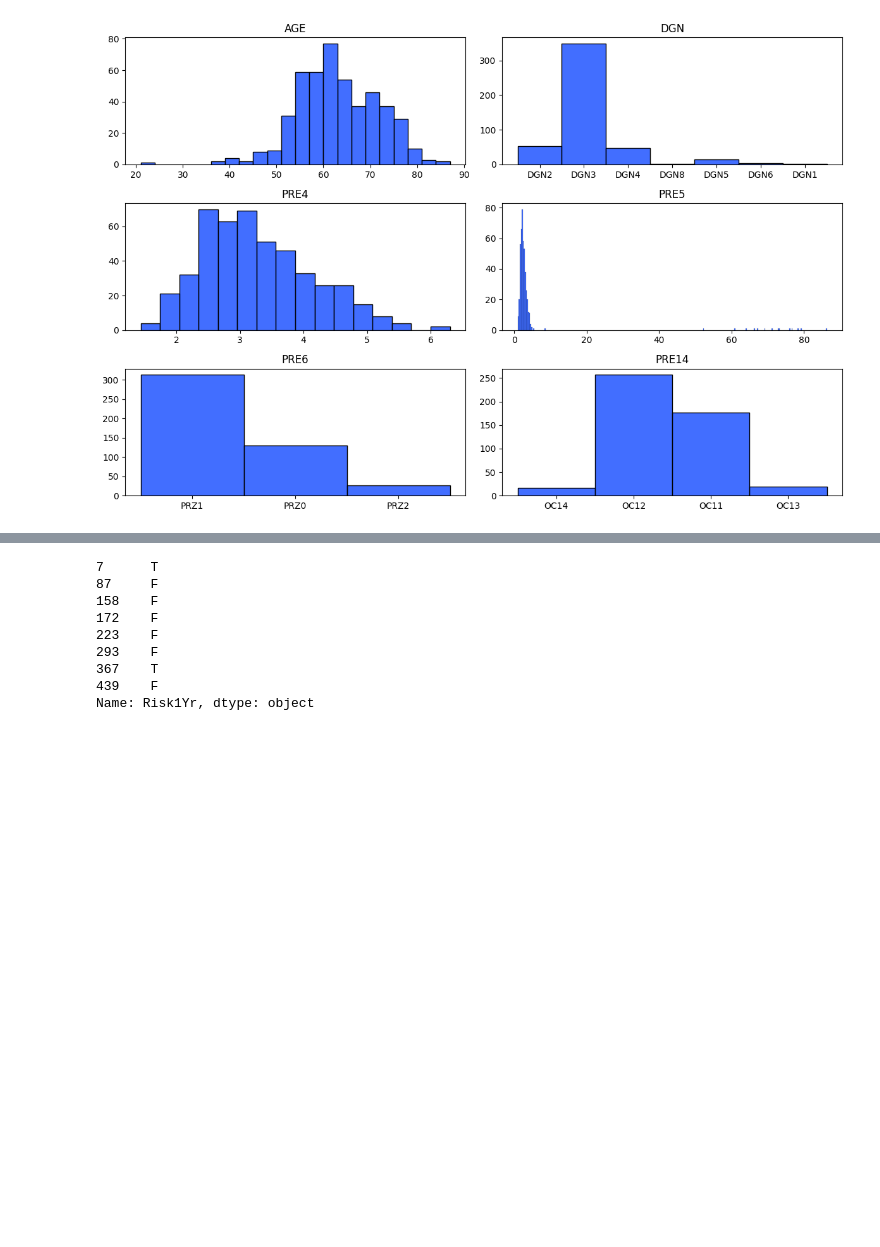
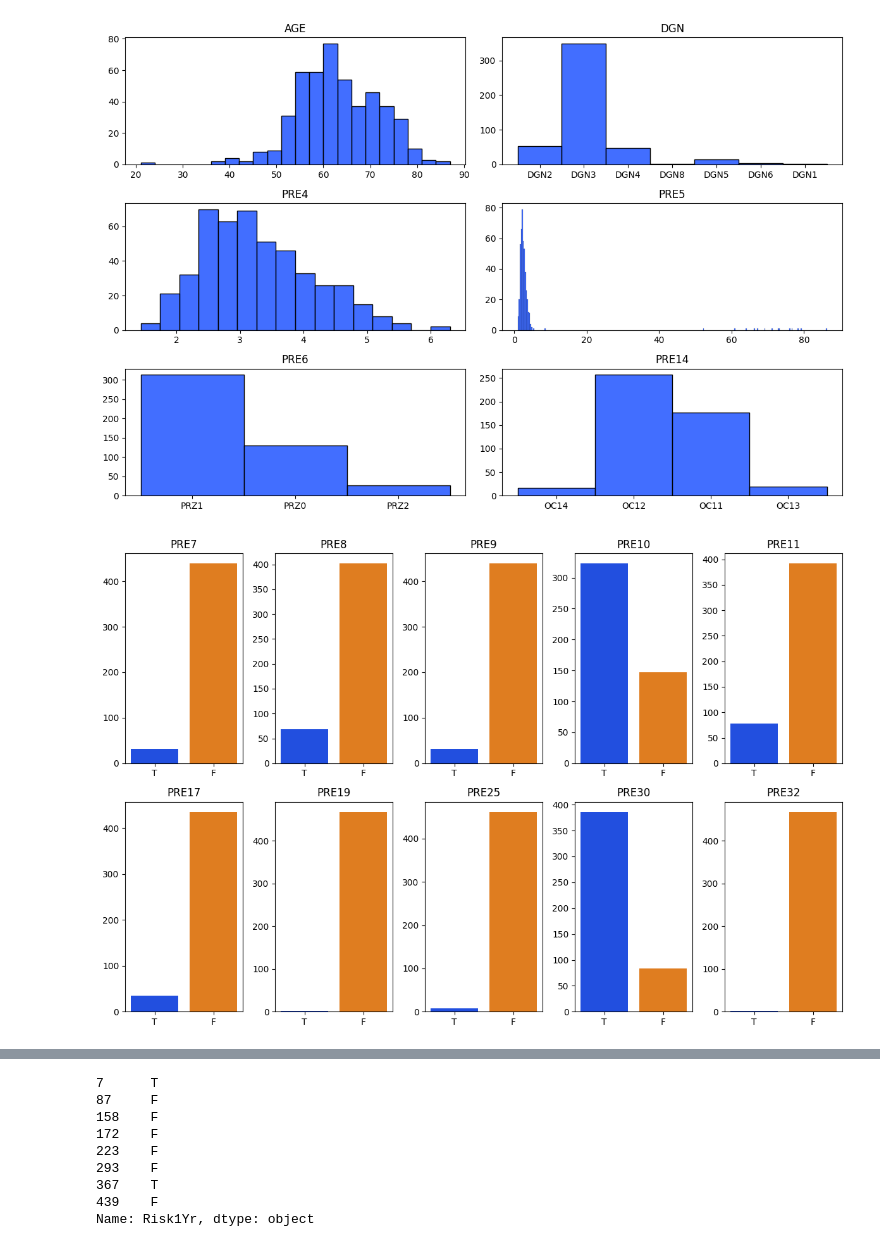
Before and after one commit to milicaj00/ML-P1-Classification, a Jupyter notebook: proba.ipynb, the cells around one changed output, grey strips where cells are left out. Saved outputs shown, nothing was run; the diff lists cells and outputs as text; code cells hidden in the pictures; blank space fills up the shorter version.

```diff
--- a/proba.ipynb
+++ b/proba.ipynb
@@ -192,13 +133,15 @@ pyplot.show()
 # %%
 columns = ['PRE7', 'PRE8', 'PRE9', 'PRE10', 'PRE11', 'PRE17', 'PRE19', 'PRE25','PRE30','PRE32']
 
 fig, axes = pyplot.subplots(2, 5, figsize=(12, 8))
 axes = axes.flatten()
 for i, column_name in enumerate(columns):
-    sns.countplot(x=column_name, data=data, ax=axes[i], palette=['green', 'red'], order=['T', 'F'], hue_order=['T', 'F'], hue=column_name, legend=False)
+    sns.countplot(x=column_name, data=data, ax=axes[i], order=['T', 'F'], hue_order=['T', 'F'], hue=column_name, legend=False)
     axes[i].set_title(column_name)
     axes[i].set_xlabel('')
     axes[i].set_ylabel('')
 
 pyplot.tight_layout()
 pyplot.show()
+# %% [output]
+[figure, added]
```
Also changed, not shown: parts of 4 cells of this notebook.
